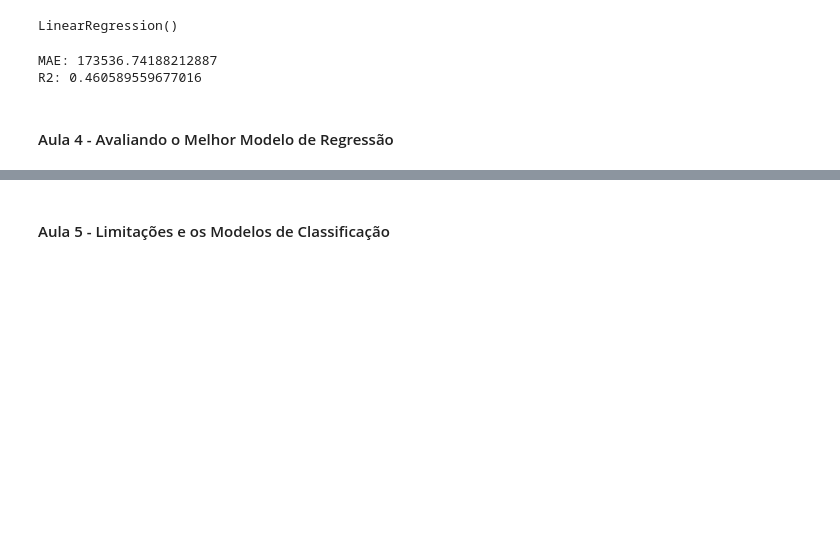
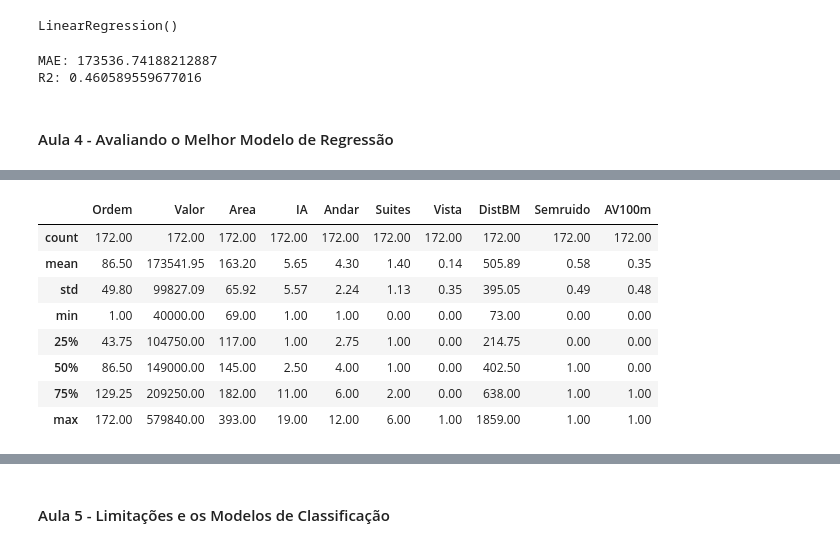
Before and after one commit to RicardViana/fiap-Machine-Learning-and-Time-Series, a Jupyter notebook: machine_learning_com_python.ipynb, the cells around one changed output, grey strips where cells are left out. Drawn from its saved outputs; the diff is of its cells as text; code cells hidden in the pictures; blank space fills up the shorter version.

```diff
--- a/machine_learning_com_python.ipynb
+++ b/machine_learning_com_python.ipynb
@@ -1307,0 +1359,39 @@ R2: 0.460589559677016
+# %%
+"""
+
+O Objetivo do .describe()
+Pense no .describe() como um "raio-X" rápido dos seus dados numéricos. Com um único comando, ele te dá um resumo estatístico das
+colunas que contêm números em seu DataFrame. É uma das primeiras ferramentas que usamos ao explorar um novo conjunto de dados
+para entender a sua estrutura e distribuição.
+
+Em resumo, ele calcula estatísticas descritivas que mostram:
+
+A tendência central: Onde os dados se concentram (como a média e a mediana).
+A dispersão: O quão "espalhados" os dados estão (como o desvio padrão).
+A distribuição: Como os dados se dividem (através dos quartis, mínimo e máximo).
+
+count	--> Contagem: O número de valores não nulos. Ajuda a ver se há dados faltando.
+mean	--> Média: A média aritmética de todos os valores (a soma de tudo dividida pela contagem).
+std	    --> Desvio Padrão (Standard Deviation): Mede o quão espalhados os dados estão em relação à média.
+Um valor baixo indica que os dados estão próximos da média; um valor alto indica que estão mais espalhados.
+min	    --> Valor Mínimo: O menor valor encontrado na coluna.
+25%	    --> Primeiro Quartil (Q1): 25% dos dados estão abaixo deste valor.
+50%	    --> Mediana (ou Segundo Quartil, Q2): Metade (50%) dos dados está abaixo deste valor. É o valor "do meio".
+75%	    --> Terceiro Quartil (Q3): 75% dos dados estão abaixo deste valor.
+max	    --> Valor Máximo: O maior valor encontrado na coluna.
+
+"""
+
+# Executar o describe
+
+imoveis.describe().round(2)
+# %% [output]
+|  | Ordem | Valor | Area | IA | Andar | Suites | Vista | DistBM | Semruido | AV100m |
+| count | 172.00 | 172.00 | 172.00 | 172.00 | 172.00 | 172.00 | 172.00 | 172.00 | 172.00 | 172.00 |
+| mean | 86.50 | 173541.95 | 163.20 | 5.65 | 4.30 | 1.40 | 0.14 | 505.89 | 0.58 | 0.35 |
+| std | 49.80 | 99827.09 | 65.92 | 5.57 | 2.24 | 1.13 | 0.35 | 395.05 | 0.49 | 0.48 |
+| min | 1.00 | 40000.00 | 69.00 | 1.00 | 1.00 | 0.00 | 0.00 | 73.00 | 0.00 | 0.00 |
+| 25% | 43.75 | 104750.00 | 117.00 | 1.00 | 2.75 | 1.00 | 0.00 | 214.75 | 0.00 | 0.00 |
+| 50% | 86.50 | 149000.00 | 145.00 | 2.50 | 4.00 | 1.00 | 0.00 | 402.50 | 1.00 | 0.00 |
+| 75% | 129.25 | 209250.00 | 182.00 | 11.00 | 6.00 | 2.00 | 0.00 | 638.00 | 1.00 | 1.00 |
+| max | 172.00 | 579840.00 | 393.00 | 19.00 | 12.00 | 6.00 | 1.00 | 1859.00 | 1.00 | 1.00 |
```
Also changed, not shown: parts of 19 cells of this notebook.
